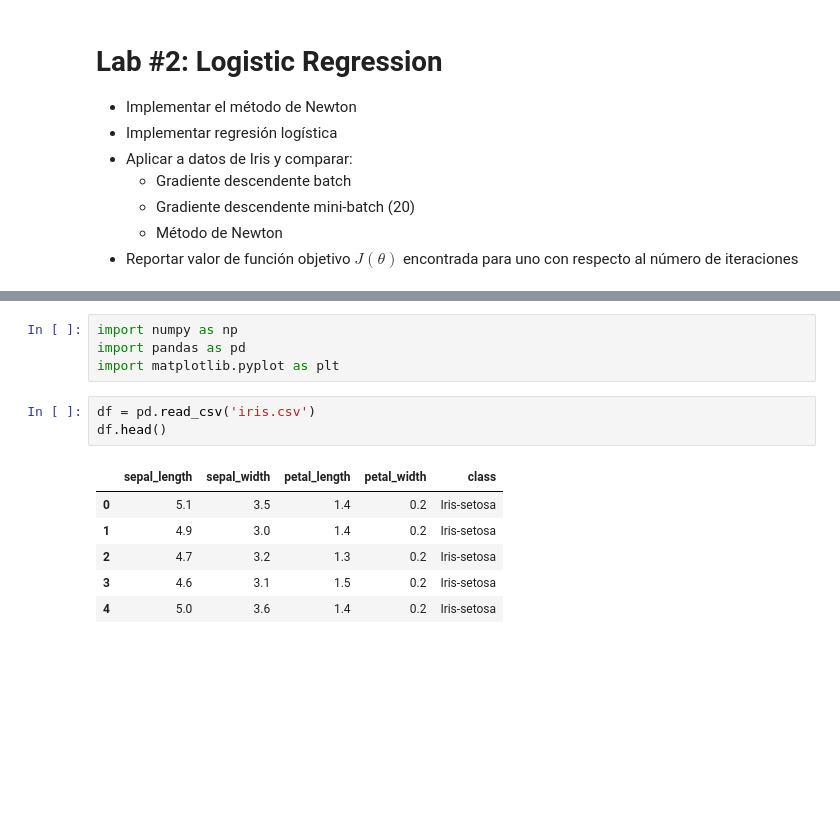
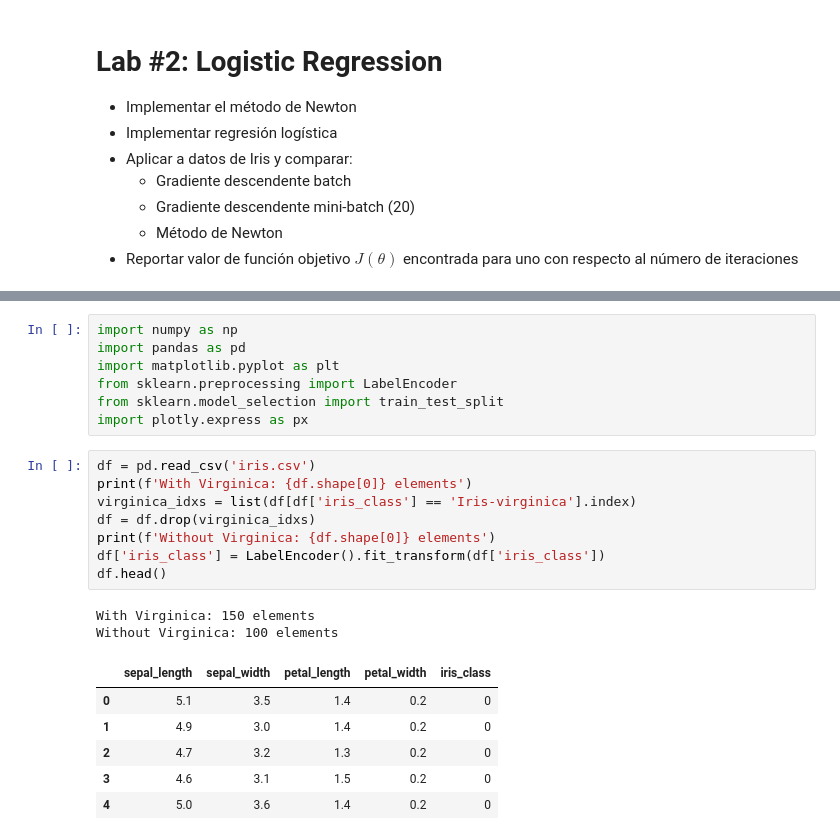
Before and after one commit to nestorivanmo/iimas-data-science, a Jupyter notebook: fall-21/machine-learning/labs/2-logistic-regression/code.ipynb, the cells around one changed output, grey strips where cells are left out. Saved outputs shown, nothing was run; the diff lists cells and outputs as text; blank space fills up the shorter version.

```diff
--- a/fall-21/machine-learning/labs/2-logistic-regression/code.ipynb
+++ b/fall-21/machine-learning/labs/2-logistic-regression/code.ipynb
@@ -12,13 +17,23 @@
 import numpy as np
 import pandas as pd
 import matplotlib.pyplot as plt
+from sklearn.preprocessing import LabelEncoder
+from sklearn.model_selection import train_test_split
+import plotly.express as px
-# %%
-df = pd.read_csv('iris.csv')
-df.head()
-# %% [output]
-|  | sepal_length | sepal_width | petal_length | petal_width | class |
-| 0 | 5.1 | 3.5 | 1.4 | 0.2 | Iris-setosa |
-| 1 | 4.9 | 3.0 | 1.4 | 0.2 | Iris-setosa |
-| 2 | 4.7 | 3.2 | 1.3 | 0.2 | Iris-setosa |
-| 3 | 4.6 | 3.1 | 1.5 | 0.2 | Iris-setosa |
-| 4 | 5.0 | 3.6 | 1.4 | 0.2 | Iris-setosa |
+# %%
+df = pd.read_csv('iris.csv')
+print(f'With Virginica: {df.shape[0]} elements')
+virginica_idxs = list(df[df['iris_class'] == 'Iris-virginica'].index)
+df = df.drop(virginica_idxs)
+print(f'Without Virginica: {df.shape[0]} elements')
+df['iris_class'] = LabelEncoder().fit_transform(df['iris_class'])
+df.head()
+# %% [output]
+With Virginica: 150 elements
+Without Virginica: 100 elements
+|  | sepal_length | sepal_width | petal_length | petal_width | iris_class |
+| 0 | 5.1 | 3.5 | 1.4 | 0.2 | 0 |
+| 1 | 4.9 | 3.0 | 1.4 | 0.2 | 0 |
+| 2 | 4.7 | 3.2 | 1.3 | 0.2 | 0 |
+| 3 | 4.6 | 3.1 | 1.5 | 0.2 | 0 |
+| 4 | 5.0 | 3.6 | 1.4 | 0.2 | 0 |
```
Also changed, not shown: parts of 10 cells of this notebook, 2 other files.
